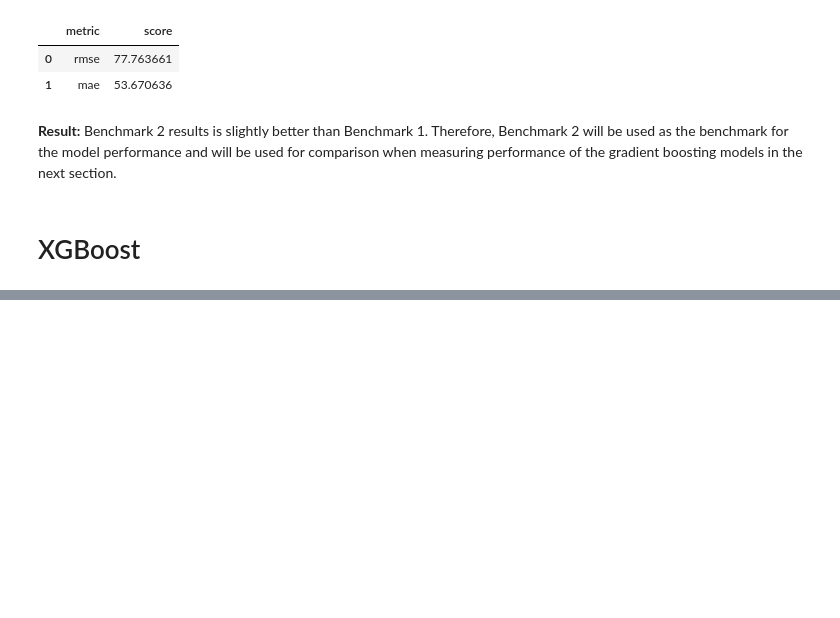
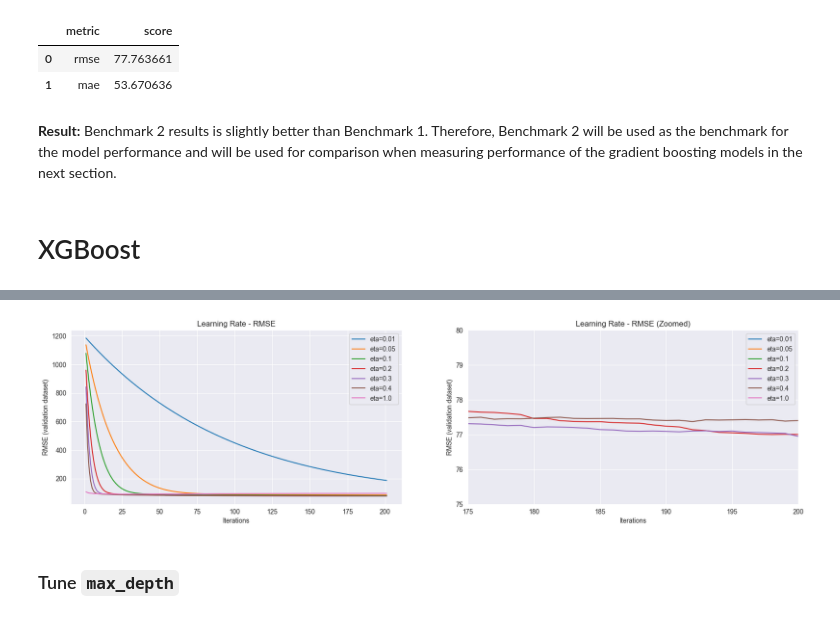
Before and after one commit to kausnz/panama-electricity-load-forecast, a Jupyter notebook: notebook.ipynb, the cells around one changed output, grey strips where cells are left out. Saved outputs shown, nothing was run; the diff lists cells and outputs as text; code cells hidden in the pictures; blank space fills up the shorter version.

Commit message:
Tune xgboost regressor params and train final xgb model.

```diff
--- a/notebook.ipynb
+++ b/notebook.ipynb
@@ -536,6 +539,7 @@ def train_gb_model(eta=0.3, max_depth=6, min_child_weight=1, num_boost_round=200
 # %%
-scores = {}
-for eta in tqdm([0.3, 1.0, 0.1, 0.05, 0.01]):
+scores = pd.DataFrame()
+for eta in tqdm([0.01, 0.05, 0.1, 0.2, 0.3, 0.4, 1.0]):
     key = f'eta={eta}'
-    df_scores = train_gb_model(eta=eta)
-    scores[key] = df_scores
+    _, df_scores = train_gb_model(eta=eta,
+                                  num_boost_round=201)
+    scores = pd.concat([scores, df_scores])
@@ -551,0 +576,30 @@ for key, df_scores in scores.items():
+# %%
+fig, axs = plt.subplots(1, 2)
+
+fig.set_figwidth(20)
+
+axs[0].set_title('Learning Rate - RMSE')
+axs[0].set_xlabel('Iterations')
+axs[0].set_ylabel('RMSE (validation dataset)')
+gs = scores.groupby('eta')
+gs.get_group(1.00)
+gs.groups.values()
+for eta in gs.groups.keys():
+    df = gs.get_group(eta)
+    axs[0].plot(df.iter, df.val_rmse, label=f'eta={eta}')
+    axs[0].legend()
+
+axs[1].set_title('Learning Rate - RMSE (Zoomed)')
+axs[1].set_xlabel('Iterations')
+axs[1].set_ylabel('RMSE (validation dataset)')
+axs[1].set_xlim([175, 200])
+axs[1].set_ylim([75, 80])
+gs = scores.groupby('eta')
+gs.get_group(1.00)
+gs.groups.values()
+for eta in gs.groups.keys():
+    df = gs.get_group(eta)
+    axs[1].plot(df.iter, df.val_rmse, label=f'eta={eta}')
+    axs[1].legend()
+# %% [output]
+[figure, added]
@@ -551,0 +609,2 @@ for key, df_scores in scores.items():
+# %% [markdown]
+### Tune `max_depth`
```
Also changed, not shown: parts of 20 cells of this notebook.
